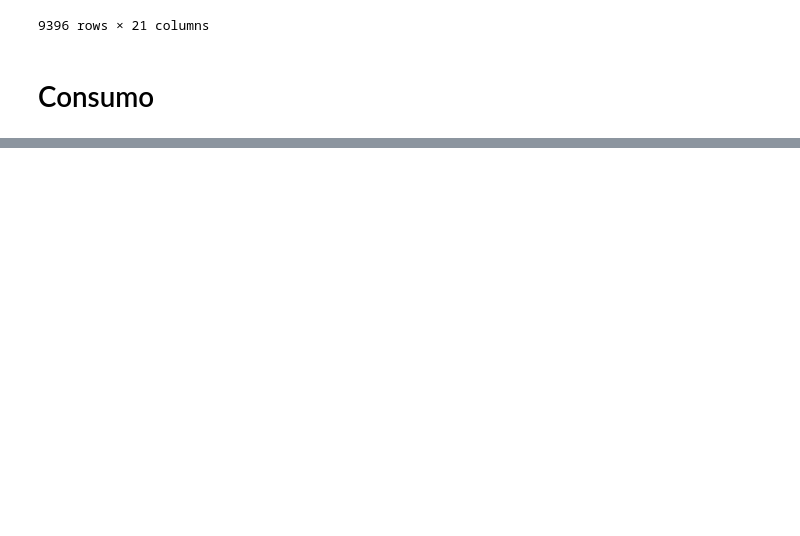
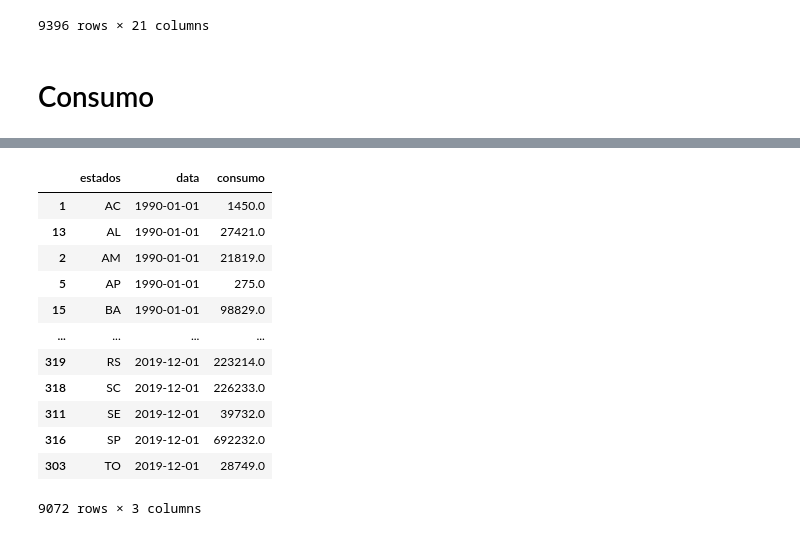
Before and after one commit to LeiteJu/TCC, a Jupyter notebook: notebooks/ingestion.ipynb, the cells around one changed output, grey strips where cells are left out. Saved outputs shown, nothing was run; the diff lists cells and outputs as text; code cells hidden in the pictures; blank space fills up the shorter version.

```diff
--- a/notebooks/ingestion.ipynb
+++ b/notebooks/ingestion.ipynb
@@ -1521,0 +1366,2 @@ df_consumo = df_consumo.append(df_consumo_anual)
+# %%
+consumo = consumo.append(df_91_00)
@@ -1521,0 +1394,34 @@ df_consumo = df_consumo.append(df_consumo_anual)
+# %%
+def read_table(file, ano):
+
+    # ler o arquivo
+    df = pd.read_excel(file, ano, skiprows=3, header=1)
+
+    # renomear coluna dos estados e dropar o total
+    df = df.rename({'Unnamed: 0':  'estados'}, axis=1)
+    df = df.drop("TOTAL", axis=1)
+
+    # converte de estados pra siglas
+    df = df[df['estados'].isin(ESTADOS)]
+    df['estados'] = df['estados'].apply(estados2sigla)
+
+    df = df.dropna()
+
+    # cria coluna com meses
+    df = pd.melt(df, id_vars="estados", var_name="meses", value_name='consumo')
+
+    MESES = ['JAN', 'FEV', 'MAR', 'ABR', 'MAI', 'JUN',
+         'JUL', 'AGO', 'SET','OUT', 'NOV', 'DEZ']
+
+    def categorize (x):
+        return f"{1+MESES.index(x):02d}"
+
+    # converte mes para numero
+    df["meses"] = df["meses"].apply(categorize)
+
+    # obtem a data
+    df['data'] = pd.to_datetime(df['meses'].astype('int64') + int(ano) * 100, format="%Y%m")
+
+    return df[['estados', 'data', 'consumo']]
+# %%
+xls = pd.ExcelFile(f"{PATH}consumo_mensal_2003.xlsx")
@@ -1521,0 +1450,20 @@ df_consumo = df_consumo.append(df_consumo_anual)
+# %%
+for table in xls.sheet_names[:-2]:
+    df_ano = read_table(xls, table)
+    consumo=consumo.append(df_ano)
+# %%
+consumo.sort_values(["data", "estados"])
+# %% [output]
+|  | estados | data | consumo |
+| 1 | AC | 1990-01-01 | 1450.0 |
+| 13 | AL | 1990-01-01 | 27421.0 |
+| 2 | AM | 1990-01-01 | 21819.0 |
+| 5 | AP | 1990-01-01 | 275.0 |
+| 15 | BA | 1990-01-01 | 98829.0 |
+| ... | ... | ... | ... |
+| 319 | RS | 2019-12-01 | 223214.0 |
+| 318 | SC | 2019-12-01 | 226233.0 |
+| 311 | SE | 2019-12-01 | 39732.0 |
+| 316 | SP | 2019-12-01 | 692232.0 |
+| 303 | TO | 2019-12-01 | 28749.0 |
+9072 rows × 3 columns
```
Also changed, not shown: parts of 42 cells of this notebook, 1 other file.
